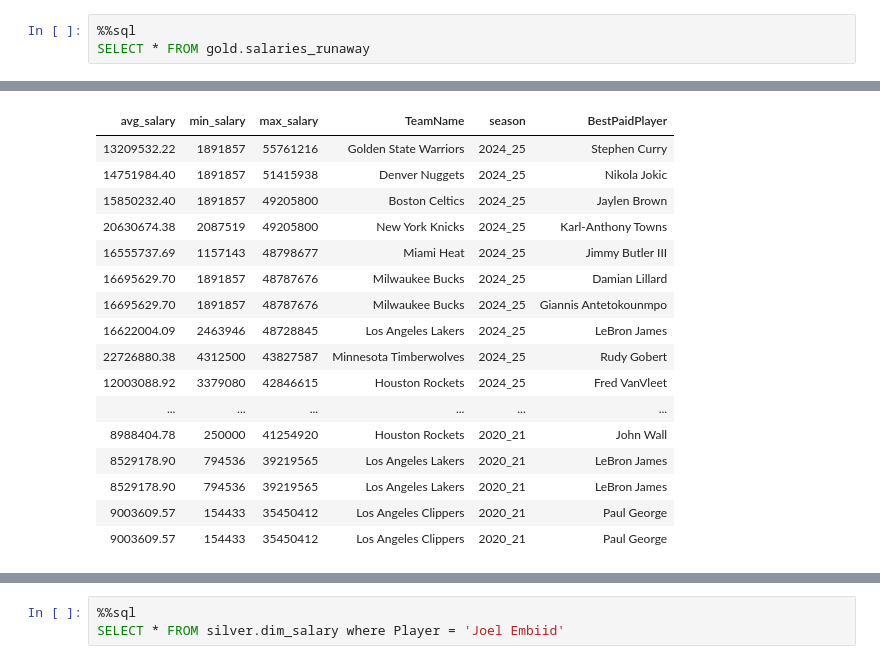
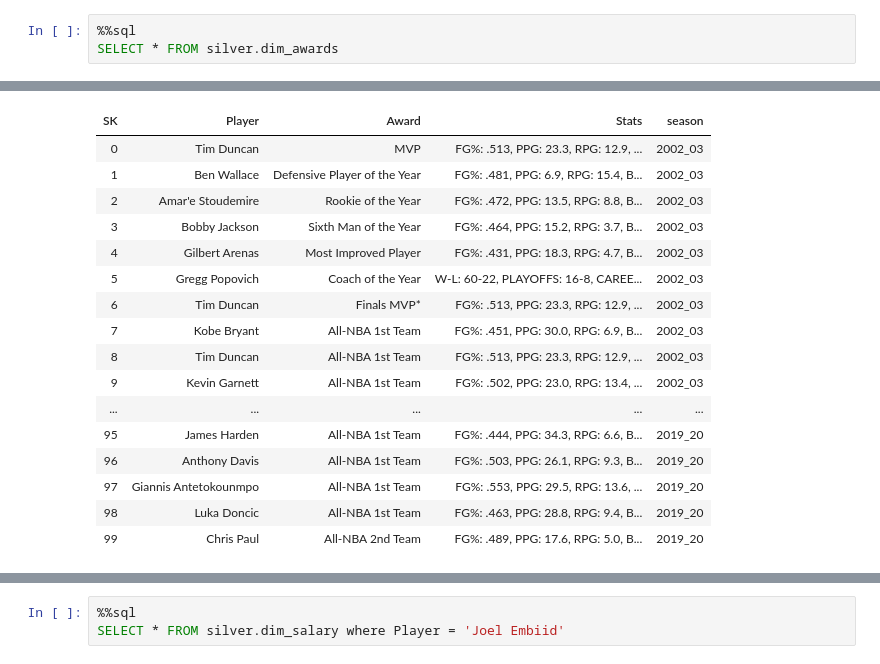
Before and after one commit to tomekmatuszewski/master_thesis, a Jupyter notebook: notebooks/Untitled.ipynb, the cells around one changed output, grey strips where cells are left out. Cells and saved outputs as stored; diff of their text form.

```diff
--- a/notebooks/Untitled.ipynb
+++ b/notebooks/Untitled.ipynb
@@ -1,4 +1,4 @@
 # %%
 %%sql
-SELECT * FROM gold.salaries_runaway
+SELECT * FROM silver.dim_awards
 # %% [output]
@@ -5,17 +6,17 @@ SELECT * FROM gold.salaries_runaway
-| avg_salary | min_salary | max_salary | TeamName | season | BestPaidPlayer |
-| 13209532.22 | 1891857 | 55761216 | Golden State Warriors | 2024_25 | Stephen Curry |
-| 14751984.40 | 1891857 | 51415938 | Denver Nuggets | 2024_25 | Nikola Jokic |
-| 15850232.40 | 1891857 | 49205800 | Boston Celtics | 2024_25 | Jaylen Brown |
-| 20630674.38 | 2087519 | 49205800 | New York Knicks | 2024_25 | Karl-Anthony Towns |
-| 16555737.69 | 1157143 | 48798677 | Miami Heat | 2024_25 | Jimmy Butler III |
-| 16695629.70 | 1891857 | 48787676 | Milwaukee Bucks | 2024_25 | Damian Lillard |
-| 16695629.70 | 1891857 | 48787676 | Milwaukee Bucks | 2024_25 | Giannis Antetokounmpo |
-| 16622004.09 | 2463946 | 48728845 | Los Angeles Lakers | 2024_25 | LeBron James |
-| 22726880.38 | 4312500 | 43827587 | Minnesota Timberwolves | 2024_25 | Rudy Gobert |
-| 12003088.92 | 3379080 | 42846615 | Houston Rockets | 2024_25 | Fred VanVleet |
-| ... | ... | ... | ... | ... | ... |
-| 8988404.78 | 250000 | 41254920 | Houston Rockets | 2020_21 | John Wall |
-| 8529178.90 | 794536 | 39219565 | Los Angeles Lakers | 2020_21 | LeBron James |
-| 8529178.90 | 794536 | 39219565 | Los Angeles Lakers | 2020_21 | LeBron James |
-| 9003609.57 | 154433 | 35450412 | Los Angeles Clippers | 2020_21 | Paul George |
-| 9003609.57 | 154433 | 35450412 | Los Angeles Clippers | 2020_21 | Paul George |
+| SK | Player | Award | Stats | season |
+| 0 | Tim Duncan | MVP | FG%: .513, PPG: 23.3, RPG: 12.9, ... | 2002_03 |
+| 1 | Ben Wallace | Defensive Player of the Year | FG%: .481, PPG: 6.9, RPG: 15.4, B... | 2002_03 |
+| 2 | Amar'e Stoudemire | Rookie of the Year | FG%: .472, PPG: 13.5, RPG: 8.8, B... | 2002_03 |
+| 3 | Bobby Jackson | Sixth Man of the Year | FG%: .464, PPG: 15.2, RPG: 3.7, B... | 2002_03 |
+| 4 | Gilbert Arenas | Most Improved Player | FG%: .431, PPG: 18.3, RPG: 4.7, B... | 2002_03 |
+| 5 | Gregg Popovich | Coach of the Year | W-L: 60-22, PLAYOFFS: 16-8, CAREE... | 2002_03 |
+| 6 | Tim Duncan | Finals MVP* | FG%: .513, PPG: 23.3, RPG: 12.9, ... | 2002_03 |
+| 7 | Kobe Bryant | All-NBA 1st Team | FG%: .451, PPG: 30.0, RPG: 6.9, B... | 2002_03 |
+| 8 | Tim Duncan | All-NBA 1st Team | FG%: .513, PPG: 23.3, RPG: 12.9, ... | 2002_03 |
+| 9 | Kevin Garnett | All-NBA 1st Team | FG%: .502, PPG: 23.0, RPG: 13.4, ... | 2002_03 |
+| ... | ... | ... | ... | ... |
+| 95 | James Harden | All-NBA 1st Team | FG%: .444, PPG: 34.3, RPG: 6.6, B... | 2019_20 |
+| 96 | Anthony Davis | All-NBA 1st Team | FG%: .503, PPG: 26.1, RPG: 9.3, B... | 2019_20 |
+| 97 | Giannis Antetokounmpo | All-NBA 1st Team | FG%: .553, PPG: 29.5, RPG: 13.6, ... | 2019_20 |
+| 98 | Luka Doncic | All-NBA 1st Team | FG%: .463, PPG: 28.8, RPG: 9.4, B... | 2019_20 |
+| 99 | Chris Paul | All-NBA 2nd Team | FG%: .489, PPG: 17.6, RPG: 5.0, B... | 2019_20 |
```
Also changed, not shown: parts of 2 cells of this notebook, 5 other files.
